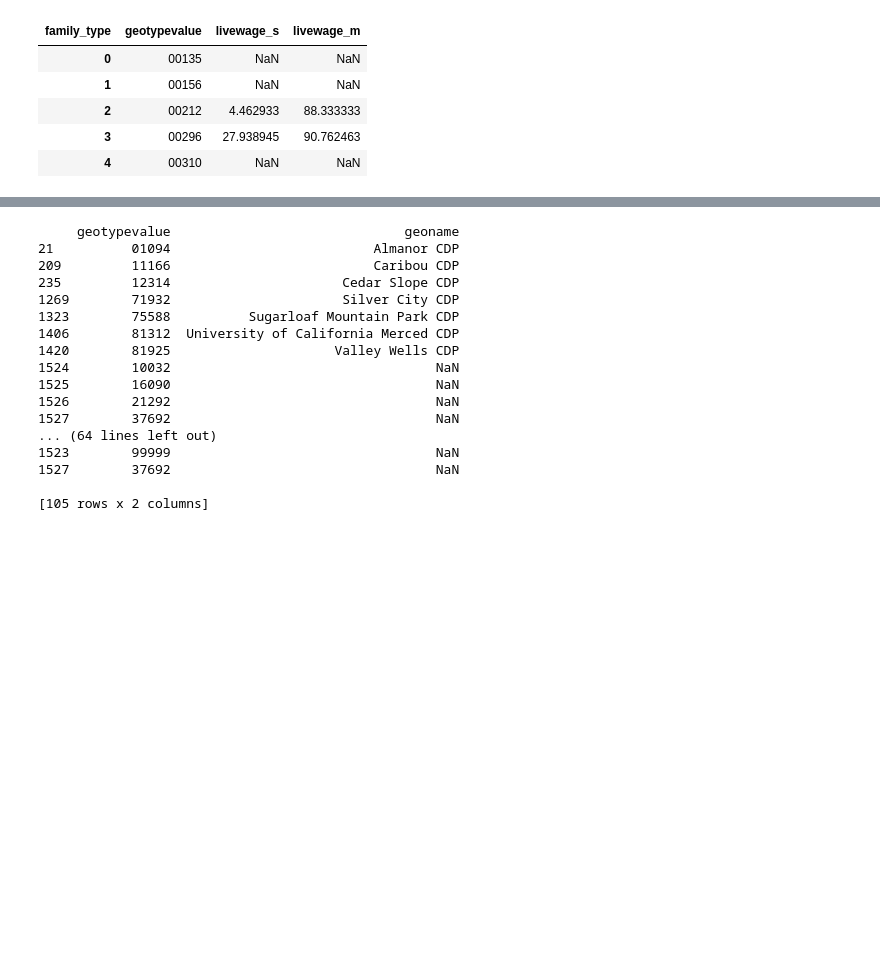
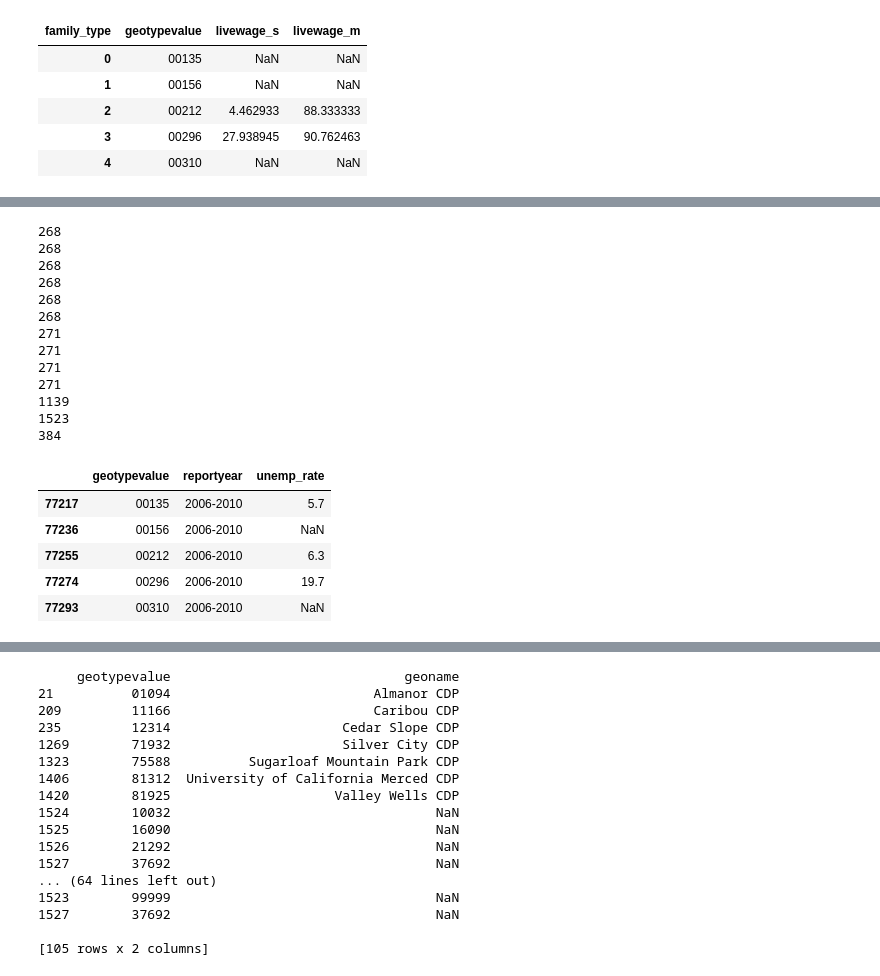
Before and after one commit to crsalviati/CA_Housing, a Jupyter notebook: Data_Build.ipynb, the cells around one changed output, grey strips where cells are left out. Saved outputs shown, nothing was run; the diff lists cells and outputs as text; code cells hidden in the pictures; blank space fills up the shorter version.

```diff
--- a/Data_Build.ipynb
+++ b/Data_Build.ipynb
@@ -534,0 +609,9 @@ temp.head(5)
+# %%
+#Read in HCI file for Unemployment Rate
+tempurl = 'https://github.com/crsalviati/CA_Housing/raw/master/Raw_Data/HCI_Unemployment_290_CA_RE_CO_CD_PL_CT-5-22-14.xlsx'
+temp = pd.read_excel(tempurl, sheetname=0, converters={'geotypevalue':str,'county_fips':str})
+temp.columns = [x.lower() for x in temp.columns]
+print temp.shape[0]
+print temp.geotype.unique()
+print temp.reportyear.unique()
+print temp.columns.values
@@ -535,3 +628,44 @@ temp.head(5)
+# %%
+#Keep Place level data for all race, explore years available, limit to fields of interest, reshape data
+temp = temp[(temp.geotype=="PL") & (temp.race_eth_code == 9)]
+temp = temp[['geotypevalue', 'reportyear', 'unemployment_rate']]
+temp.rename(columns={'unemployment_rate':'unemp_rate'},inplace =True)
+print temp.unemp_rate[temp.reportyear == '2004'].count()
+print temp.unemp_rate[temp.reportyear == '2005'].count()
+print temp.unemp_rate[temp.reportyear == '2006'].count()
+print temp.unemp_rate[temp.reportyear == '2007'].count()
+print temp.unemp_rate[temp.reportyear == '2008'].count()
+print temp.unemp_rate[temp.reportyear == '2009'].count()
+print temp.unemp_rate[temp.reportyear == '2010'].count()
+print temp.unemp_rate[temp.reportyear == '2011'].count()
+print temp.unemp_rate[temp.reportyear == '2012'].count()
+print temp.unemp_rate[temp.reportyear == '2013'].count()
+print temp.unemp_rate[temp.reportyear == '2006-2010'].count()
+temp = temp[temp.reportyear=="2006-2010"]
+del temp['reportyear']
+print temp.shape[0]
+print temp.unemp_rate.isnull().sum()
+temp.head(5)
+# %% [output]
+268
+268
+268
+268
+268
+268
+271
+271
+271
+271
+1139
+1523
+384
+|  | geotypevalue | reportyear | unemp_rate |
+| 77217 | 00135 | 2006-2010 | 5.7 |
+| 77236 | 00156 | 2006-2010 | NaN |
+| 77255 | 00212 | 2006-2010 | 6.3 |
+| 77274 | 00296 | 2006-2010 | 19.7 |
+| 77293 | 00310 | 2006-2010 | NaN |
 # %%
 #Merge onto combined HCI df
 hci2 = pd.merge(hci, temp, on='geotypevalue', how='outer')
```
Also changed, not shown: parts of 7 cells of this notebook, 2 other files.
